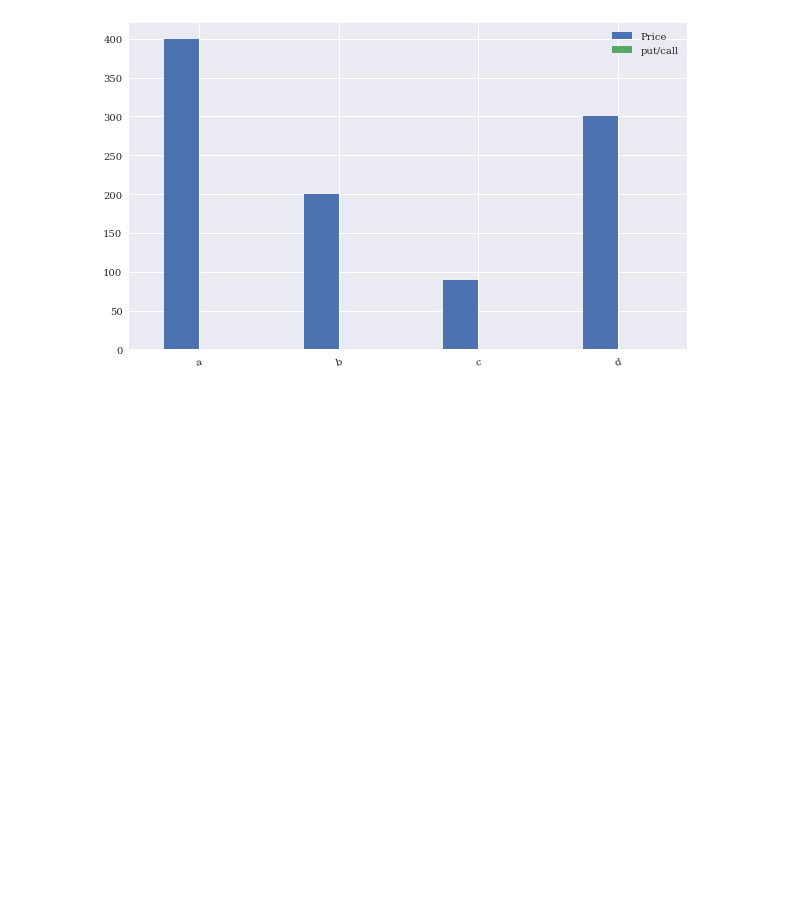
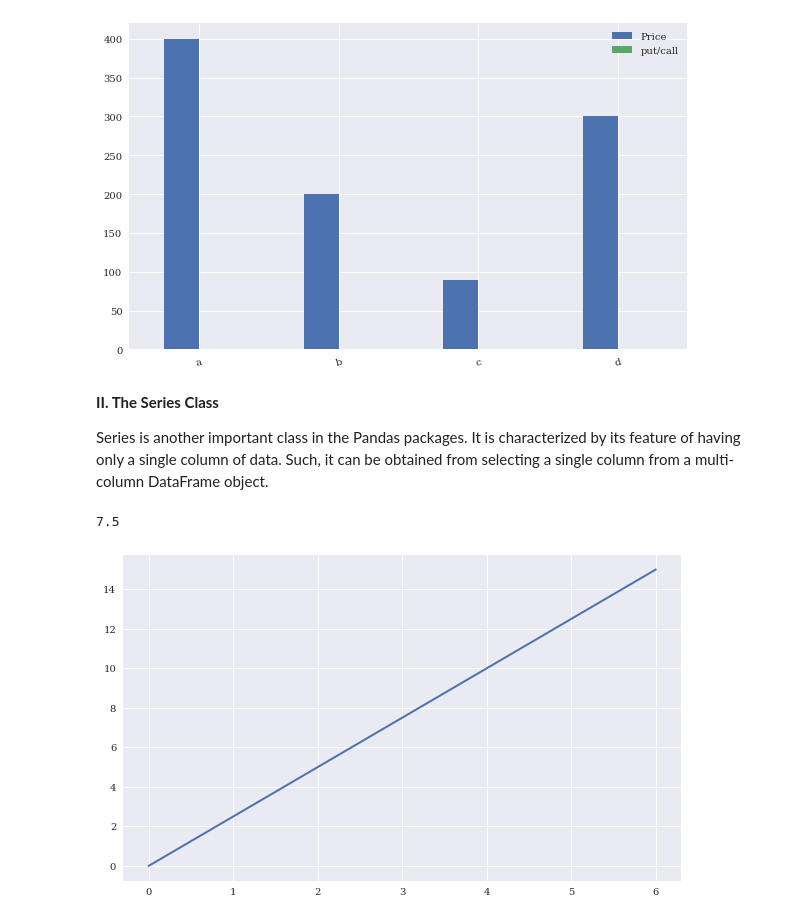
Before and after one commit to conquerv0/Pynaissance, a Jupyter notebook: 1. Basic Framework/Pandas_Guide.ipynb, the cells around one changed output. Saved outputs shown, nothing was run; the diff lists cells and outputs as text; code cells hidden in the pictures; blank space fills up the shorter version.

Commit message:
RepoUpdate: Pandas-Groupby

```diff
--- a/1. Basic Framework/Pandas_Guide.ipynb
+++ b/1. Basic Framework/Pandas_Guide.ipynb
@@ -60,7 +60,7 @@ np.random.seed(100)
 a = np.random.standard_normal((9,4))
 
 # Creating the dataframe from ndarray object.
-df = pd.Dataframe(a)
+df = pd.DataFrame(a)
 
 # This process can be "undone", that is, ndarray can be created from df.
 df.values
@@ -128,3 +138,18 @@ df.plot.bar(figsize=(10, 6), rot=15)
 <matplotlib.axes._subplots.AxesSubplot at 0x...>
 [figure]
 [figure]
+# %% [markdown]
+**II. The Series Class**
+
+Series is another important class in the Pandas packages. It is characterized by its feature of having only a single column of data. Such, it can be obtained from selecting a single column from a multi-column DataFrame object.
+# %%
+type(df)
+sc = pd.Series(np.linspace(0, 15, 7), name='series')
+type(sc)
+
+# All main methods for pandas DataFrame work for Series
+sc.plot(lw=2.0, figsize=(10, 6))
+sc.mean()
+# %% [output]
+7.5
+[figure, added]
```
Also changed, not shown: parts of 5 cells of this notebook.
